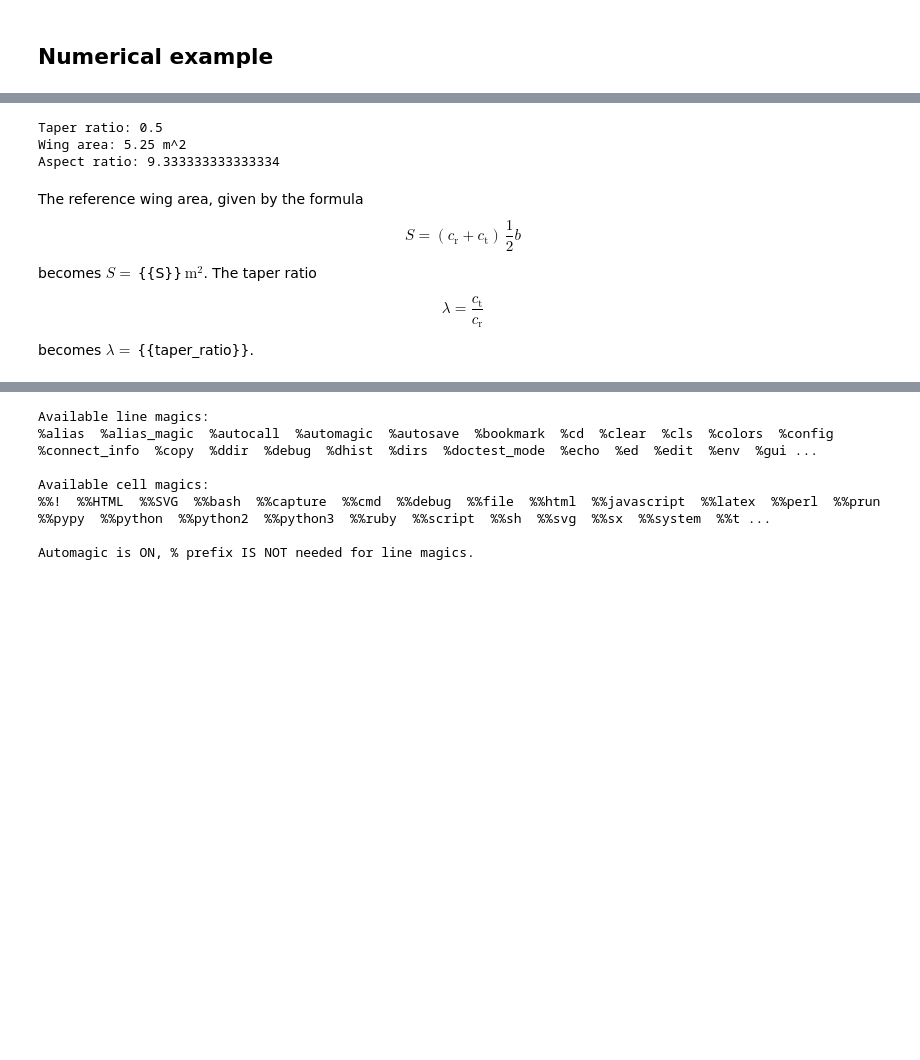
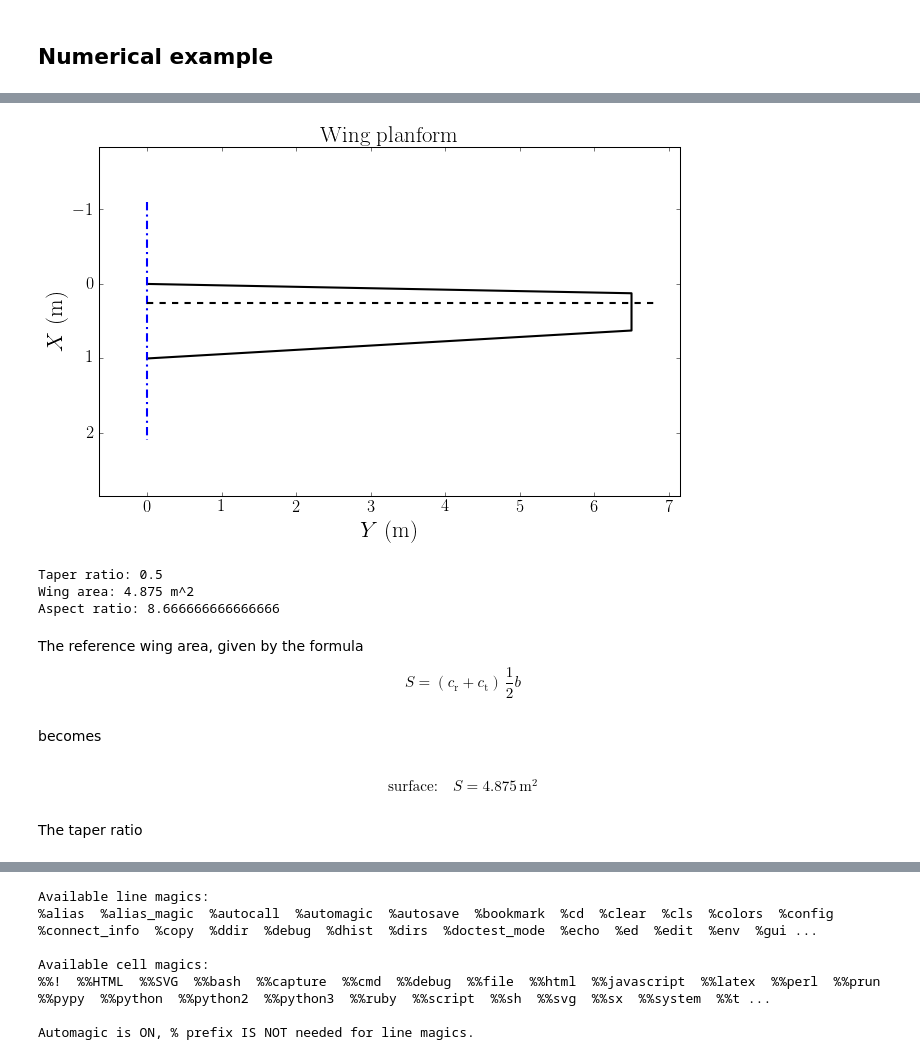
Before and after one commit to agodemar/jupyter-test, a Jupyter notebook: flight_mechanics/zero_lift_line_wing.ipynb, the cells around one changed output, grey strips where cells are left out. Drawn from its saved outputs; the diff is of its cells as text; code cells hidden in the pictures; blank space fills up the shorter version.

```diff
--- a/flight_mechanics/zero_lift_line_wing.ipynb
+++ b/flight_mechanics/zero_lift_line_wing.ipynb
@@ -71,3 +62,2 @@ Let us consider an example where we calculate (\ref{eq:AlphaZeroLift}) numerical
 # %%
-c_r = 1.0; c_t = 0.5
-b = 7.0
+c_r = 1.0; c_t = 0.5; b = 6.5
@@ -76,3 +74,24 @@ Our wing has a root chord $c_{\mathrm{r}} = \,${{c_r}}$\,\text{m}$, a span $b =
+# %%
+xLineWing = [0,b,b,0]
+yLineWing = [0,0.25*c_r-0.25*c_t,0.25*c_r+0.75*c_t,c_r]
+
+# planform
+lineWing, = plt.plot(xLineWing, yLineWing, 'k-')
+# centerline
+centerLine, = plt.plot([0,0], [-1.1*c_r,2.1*c_r], 'b')
+centerLine.set_dashes([8, 4, 2, 4])
+# c/4 line
+quarterChordLine, = plt.plot([0,1.05*b], [0.25*c_r,0.25*c_r], 'k--')
+
+plt.axis('equal')
+plt.axis([-0.1*b, 1.1*b, -0.1*c_r, 1.1*c_r])
+plt.gca().invert_yaxis()
+plt.title('Wing planform', fontsize=22)
+plt.xlabel('$Y$ (m)', fontsize=22)
+plt.ylabel('$X$ (m)', fontsize=22)
+plt.show()
+# %% [output]
+[figure, added]
 # %%
 S = (c_r + c_t)*b/2
 taper_ratio = c_t/c_r
@@ -80,21 +99,19 @@ AR = b*b/S
 print("Taper ratio: {0}\nWing area: {1} m^2\nAspect ratio: {2}".format(taper_ratio,S,AR))
 # %% [output]
 Taper ratio: 0.5
-Wing area: 5.25 m^2
-Aspect ratio: 9.333333333333334
+Wing area: 4.875 m^2
+Aspect ratio: 8.666666666666666
 # %% [markdown]
 The reference wing area, given by the formula
 \begin{equation}
-\label{eq:WingSurface}
+%\label{eq:WingSurface}
 S=( c_{\mathrm{r}} + c_{\mathrm{t}} )\,\frac{1}{2} b
 \end{equation}
-
-becomes $S = \,${{S}}$\,\text{m}^2$.
-The taper ratio
-
-\begin{equation}
-\label{eq:TaperRatio}
-\lambda = \frac{ c_{\mathrm{t}} }{ c_{\mathrm{r}} }
-\end{equation}
-
-becomes $\lambda = \,${{taper_ratio}}.
+# %% [markdown]
+becomes
+# %%
+display(Math(r'\text{surface:}\quad S = '+ str(S) +'\,\mathrm{m}^2'))
+# %% [output]
+$$\text{surface:}\quad S = 4.875\,\mathrm{m}^2$$
+# %% [markdown]
+The taper ratio
```
Also changed, not shown: parts of 25 cells of this notebook, 11 other files.
